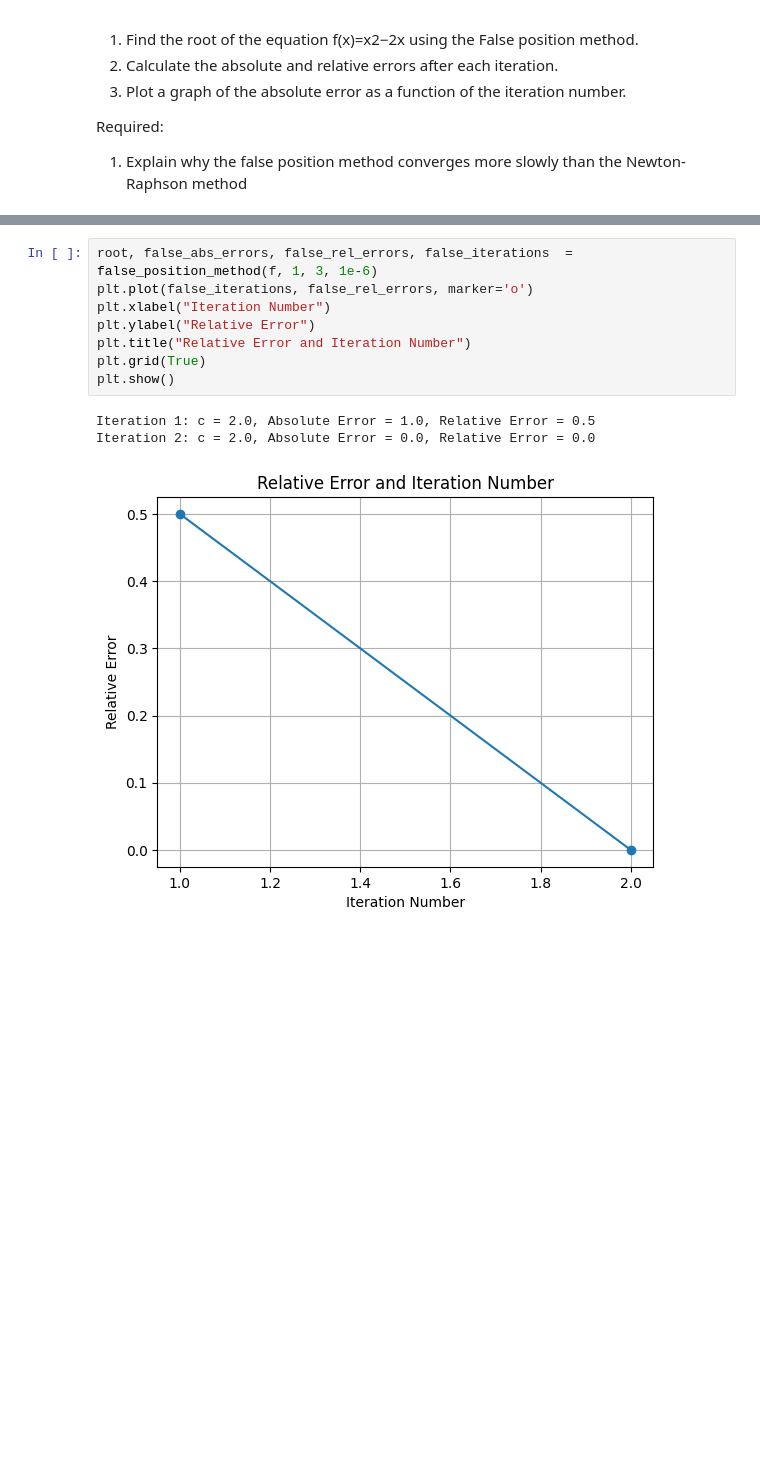
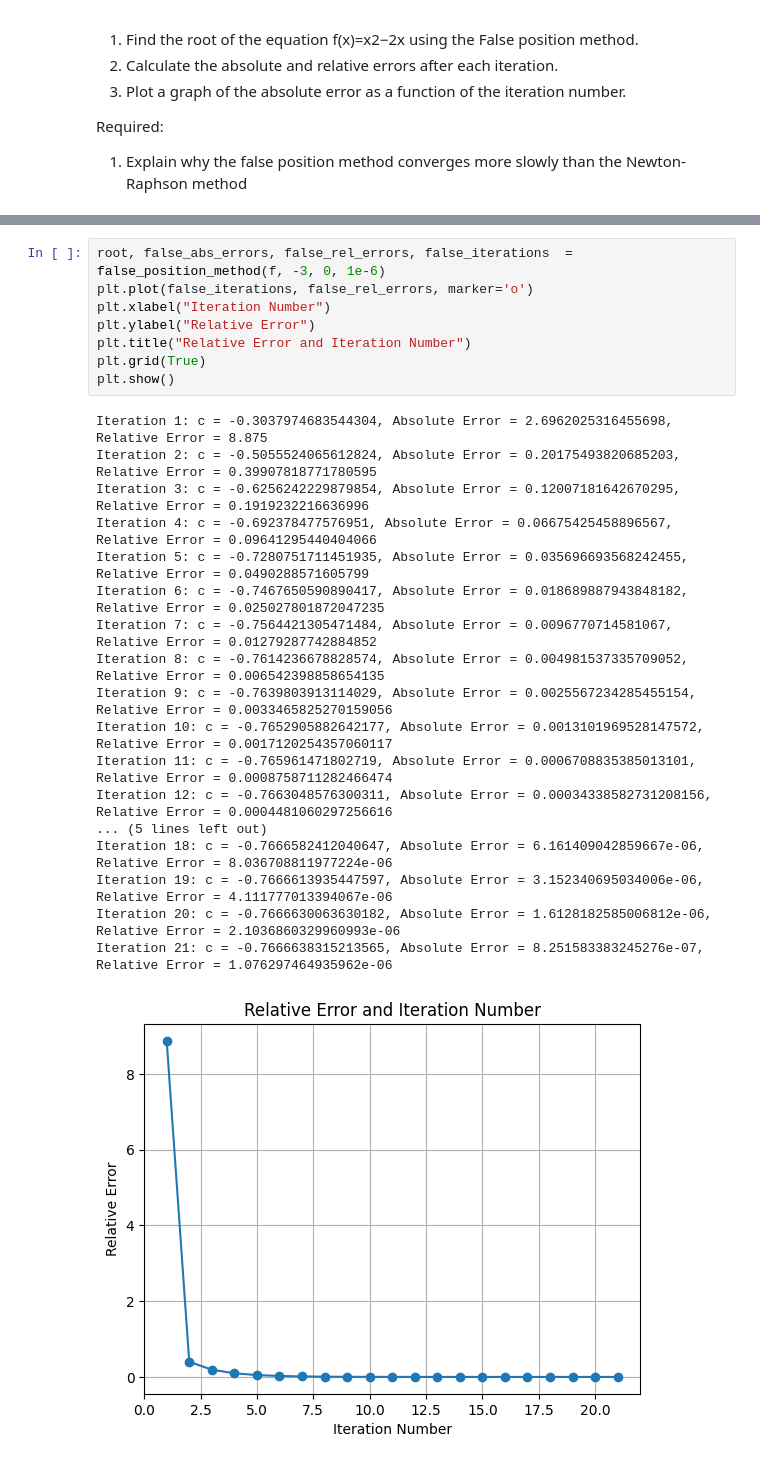
Before and after one commit to likoscp/Comp_Math_assignments, a Jupyter notebook: assignment.ipynb, the cells around one changed output, grey strips where cells are left out. Saved outputs shown, nothing was run; the diff lists cells and outputs as text; blank space fills up the shorter version.

```diff
--- a/assignment.ipynb
+++ b/assignment.ipynb
@@ -331,12 +351,27 @@ Iterations: [1, 2]
 # %%
-root, false_abs_errors, false_rel_errors, false_iterations  = false_position_method(f, 1, 3, 1e-6)
+root, false_abs_errors, false_rel_errors, false_iterations  = false_position_method(f, -3, 0, 1e-6)
 plt.plot(false_iterations, false_rel_errors, marker='o')
 plt.xlabel("Iteration Number")
 plt.ylabel("Relative Error")
 plt.title("Relative Error and Iteration Number")
 plt.grid(True)
 plt.show()
 # %% [output]
-Iteration 1: c = 2.0, Absolute Error = 1.0, Relative Error = 0.5
-Iteration 2: c = 2.0, Absolute Error = 0.0, Relative Error = 0.0
+Iteration 1: c = -0.3037974683544304, Absolute Error = 2.6962025316455698, Relative Error = 8.875
+Iteration 2: c = -0.5055524065612824, Absolute Error = 0.20175493820685203, Relative Error = 0.39907818771780595
+Iteration 3: c = -0.6256242229879854, Absolute Error = 0.12007181642670295, Relative Error = 0.1919232216636996
+Iteration 4: c = -0.692378477576951, Absolute Error = 0.06675425458896567, Relative Error = 0.09641295440404066
+Iteration 5: c = -0.7280751711451935, Absolute Error = 0.035696693568242455, Relative Error = 0.0490288571605799
+Iteration 6: c = -0.7467650590890417, Absolute Error = 0.018689887943848182, Relative Error = 0.025027801872047235
+Iteration 7: c = -0.7564421305471484, Absolute Error = 0.0096770714581067, Relative Error = 0.01279287742884852
+Iteration 8: c = -0.7614236678828574, Absolute Error = 0.004981537335709052, Relative Error = 0.006542398858654135
+Iteration 9: c = -0.7639803913114029, Absolute Error = 0.0025567234285455154, Relative Error = 0.0033465825270159056
+Iteration 10: c = -0.7652905882642177, Absolute Error = 0.0013101969528147572, Relative Error = 0.0017120254357060117
+Iteration 11: c = -0.765961471802719, Absolute Error = 0.0006708835385013101, Relative Error = 0.0008758711282466474
+Iteration 12: c = -0.7663048576300311, Absolute Error = 0.00034338582731208156, Relative Error = 0.0004481060297256616
+... (5 lines left out)
+Iteration 18: c = -0.7666582412040647, Absolute Error = 6.161409042859667e-06, Relative Error = 8.036708811977224e-06
+Iteration 19: c = -0.7666613935447597, Absolute Error = 3.152340695034006e-06, Relative Error = 4.111777013394067e-06
+Iteration 20: c = -0.7666630063630182, Absolute Error = 1.6128182585006812e-06, Relative Error = 2.1036860329960993e-06
+Iteration 21: c = -0.7666638315213565, Absolute Error = 8.251583383245276e-07, Relative Error = 1.076297464935962e-06
-[figure, old version]
+[figure, new version]
```
Also changed, not shown: parts of 3 cells of this notebook.
